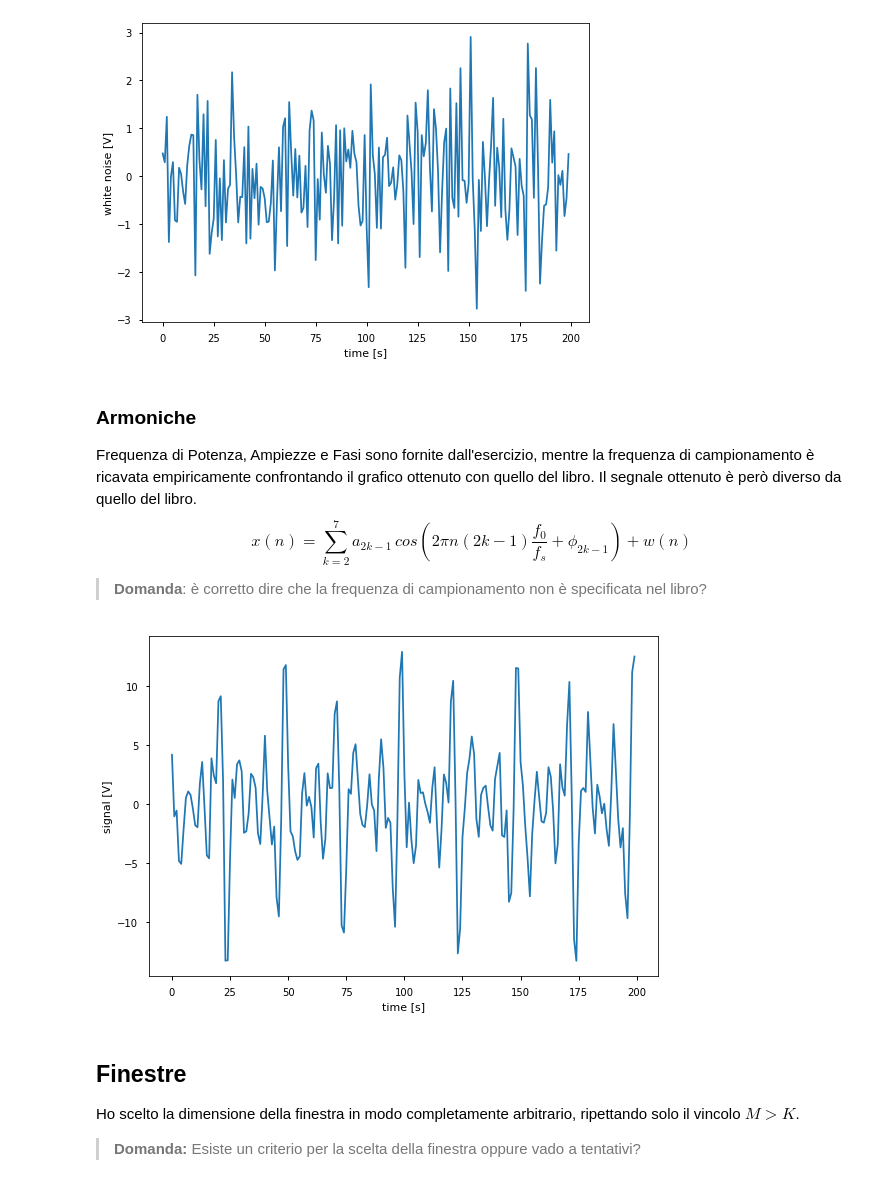
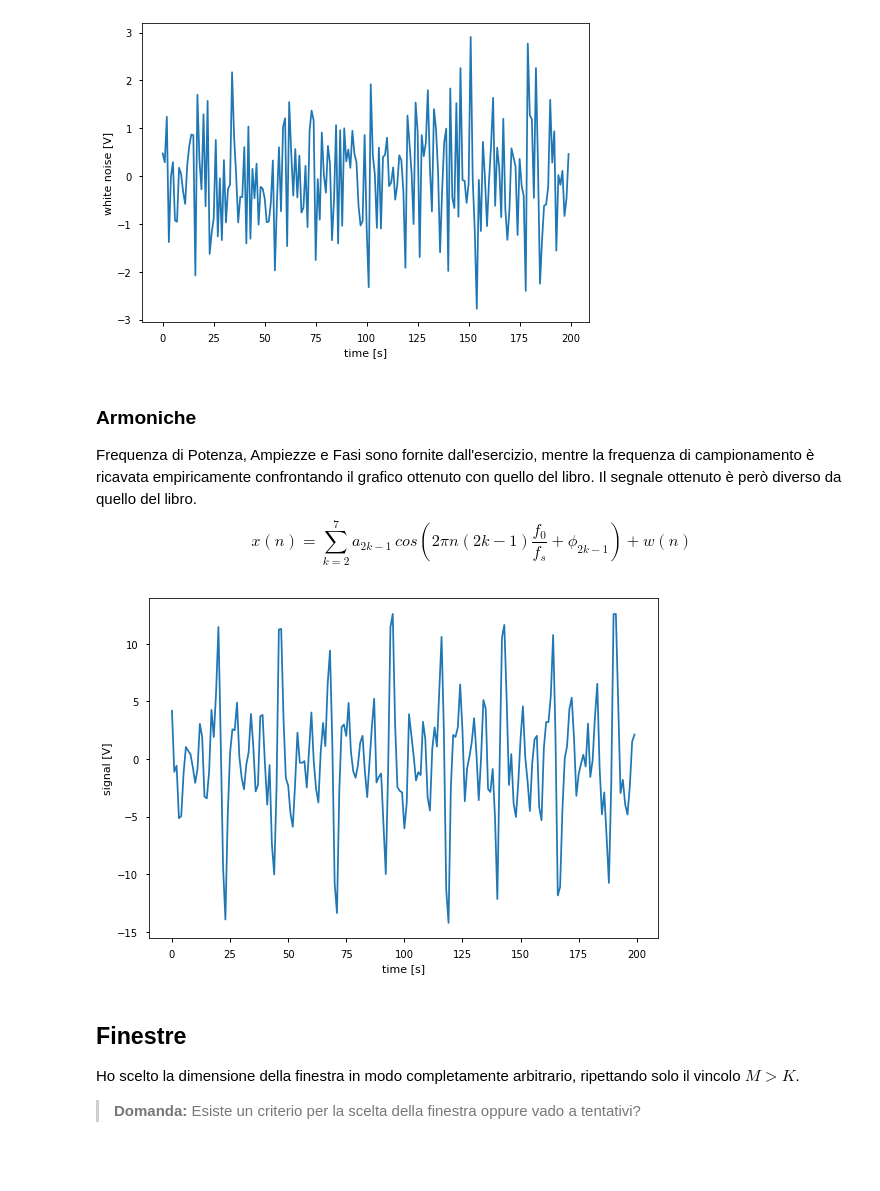
Before and after one commit to andreafeletto/music-vs-esprit, a Jupyter notebook: tesi.ipynb, the cells around one changed output. Cells and saved outputs as stored; diff of their text form; code cells hidden in the pictures; blank space fills up the shorter version.

```diff
--- a/tesi.ipynb
+++ b/tesi.ipynb
@@ -43,32 +43,30 @@ $$
 x(n) = \sum_{k=2}^7 a_{2k-1} \, cos \left(2 \pi n (2k-1)
        \frac{f_0}{f_s} + \phi_{2k-1} \right) + w(n)
 $$
-
-> **Domanda**: è corretto dire che la frequenza di campionamento non è specificata nel libro?
 # %%
 magnitudes = pd.read_csv('./harmonic-voltage-magnitude.csv', index_col='number')
 phases = pd.read_csv('./phases.csv', index_col='number')
 phases = np.radians(phases)
 
 power_freq = 50
-sampling_freq = 2500
+sampling_freq = 2400
 
 signal = noise.copy()
 
 for k in range(2, 8):
     n = 2 * k - 1
     amp = magnitudes.typical[n]
     omega = 2 * np.pi * n * power_freq / sampling_freq
     phase = phases['3.8'][n]
     signal += amp * np.cos(omega * time + phase)
 
 fig, ax = plt.subplots()
 ax.plot(time, signal)
 ax.set_xlabel('time [s]')
 ax.set_ylabel('signal [V]')
 fig.tight_layout()
 # %% [output]
-[figure, old version]
+[figure, new version]
 # %% [markdown]
 ## Finestre
 Ho scelto la dimensione della finestra in modo completamente arbitrario, ripettando solo il vincolo $M > K$.
```
Also changed, not shown: parts of 16 cells of this notebook, 1 other file.
